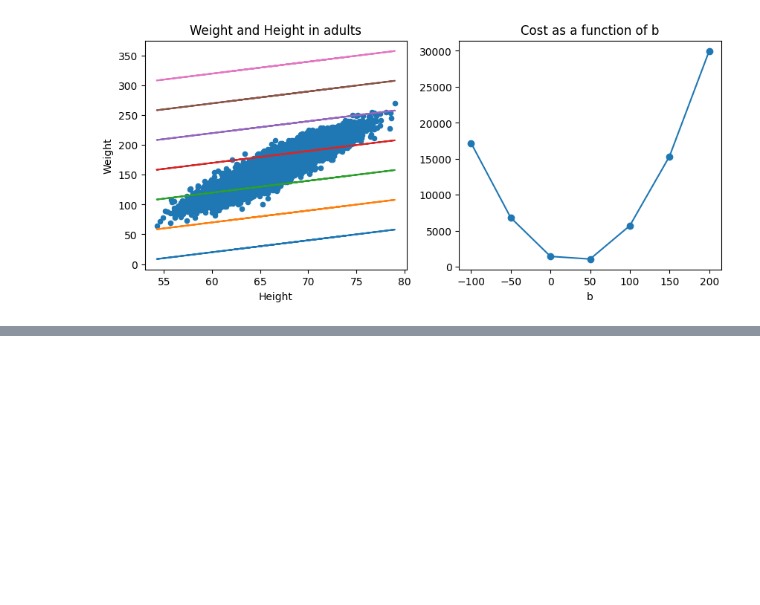
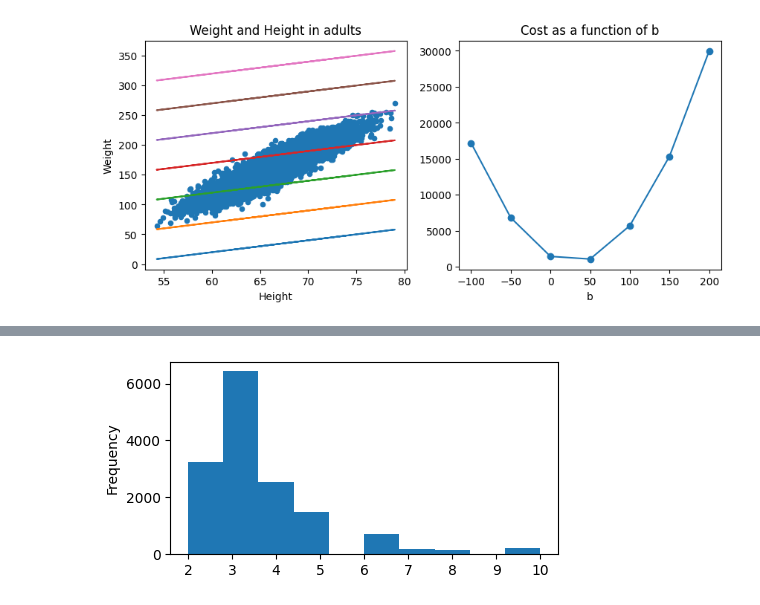
Before and after one commit to aleyna-cihangir/Educations_Codes, a Jupyter notebook: Deep_Learning_with_Python_and_Keras/01_Machine-Learning/ml_for_course.ipynb, the cells around one changed output, grey strips where cells are left out. Saved outputs shown, nothing was run; the diff lists cells and outputs as text; code cells hidden in the pictures; blank space fills up the shorter version.

```diff
--- a/Deep_Learning_with_Python_and_Keras/01_Machine-Learning/ml_for_course.ipynb
+++ b/Deep_Learning_with_Python_and_Keras/01_Machine-Learning/ml_for_course.ipynb
@@ -131,0 +343,6 @@ B : [-348.1365]
+# %%
+df2['average_m_h_100'] = df2['average_montly_hours']/100.0
+plt.figure(figsize=(5, 2.5))
+df2['time_spend_company'].plot(kind='hist');
+# %% [output]
+[figure, added]
```
Also changed, not shown: parts of 33 cells of this notebook.
